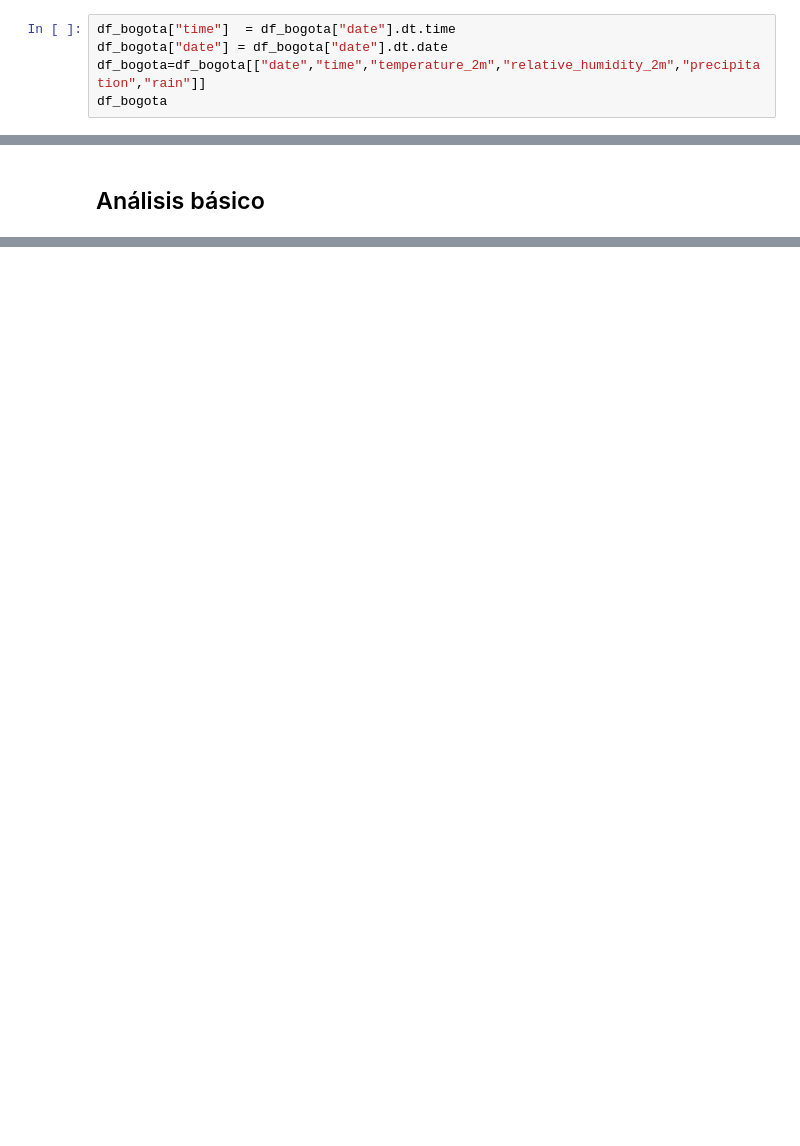
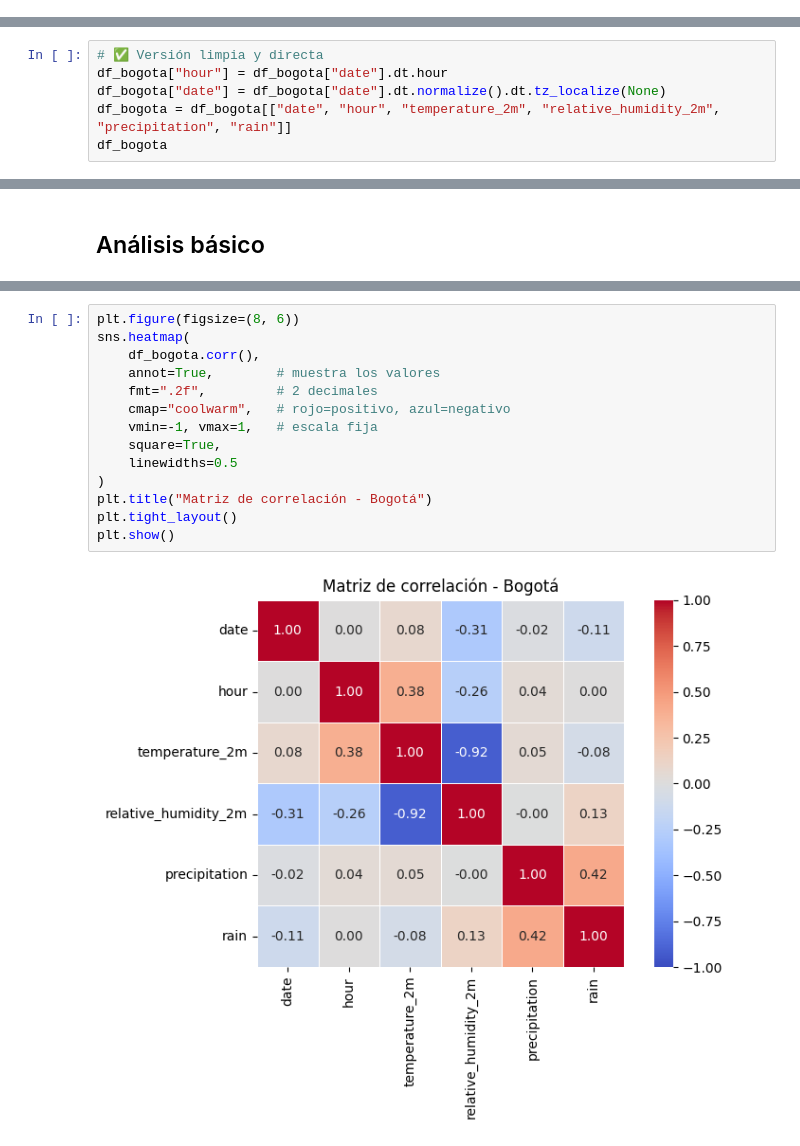
Before and after one commit to StalkerData/Ciencia_de_Datos, a Jupyter notebook: Nivel_2/dashboard_clima/notebooks/dashboard_clima_plotly.ipynb, the cells around one changed output, grey strips where cells are left out. Cells and saved outputs as stored; diff of their text form; blank space fills up the shorter version.

```diff
--- a/Nivel_2/dashboard_clima/notebooks/dashboard_clima_plotly.ipynb
+++ b/Nivel_2/dashboard_clima/notebooks/dashboard_clima_plotly.ipynb
@@ -92,6 +94 @@ df_bogota
 288 rows × 5 columns
-# %%
-df_bogota["time"]  = df_bogota["date"].dt.time
-df_bogota["date"] = df_bogota["date"].dt.date
-df_bogota=df_bogota[["date","time","temperature_2m","relative_humidity_2m","precipitation","rain"]]
-df_bogota
@@ -111,0 +95,6 @@ df_bogota
+# %%
+# ✅ Versión limpia y directa
+df_bogota["hour"] = df_bogota["date"].dt.hour
+df_bogota["date"] = df_bogota["date"].dt.normalize().dt.tz_localize(None)
+df_bogota = df_bogota[["date", "hour", "temperature_2m", "relative_humidity_2m", "precipitation", "rain"]]
+df_bogota
@@ -163,0 +194,16 @@ Name: 86, dtype: object
+# %%
+plt.figure(figsize=(8, 6))
+sns.heatmap(
+    df_bogota.corr(),
+    annot=True,        # muestra los valores
+    fmt=".2f",         # 2 decimales
+    cmap="coolwarm",   # rojo=positivo, azul=negativo
+    vmin=-1, vmax=1,   # escala fija
+    square=True,
+    linewidths=0.5
+)
+plt.title("Matriz de correlación - Bogotá")
+plt.tight_layout()
+plt.show()
+# %% [output]
+[figure, added]
```
Also changed, not shown: parts of 10 cells of this notebook.
